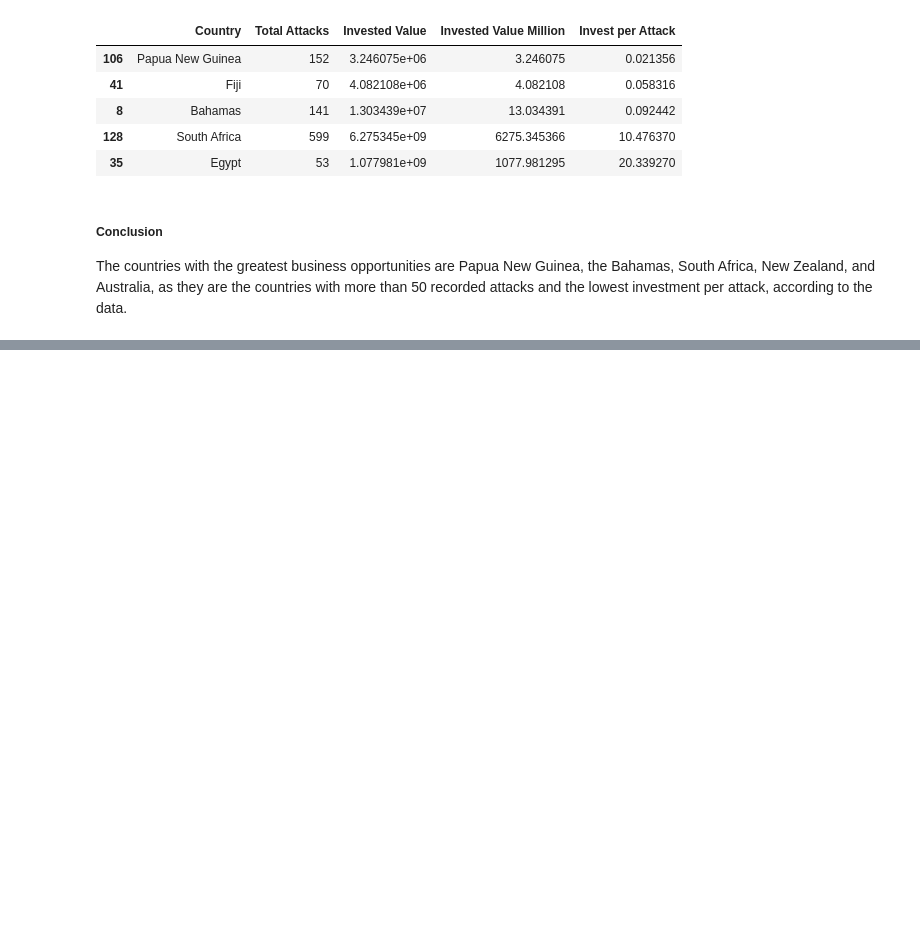
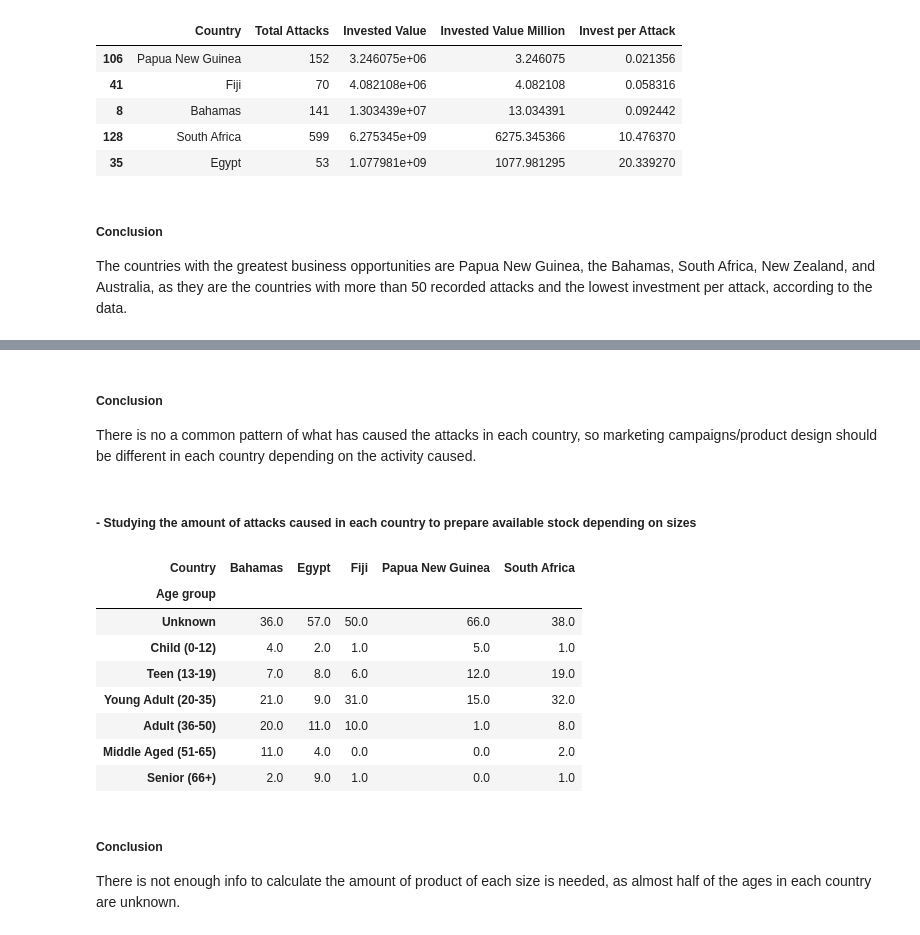
Before and after one commit to gcastellano3/shark_attack, a Jupyter notebook: shark_attack.ipynb, the cells around one changed output, grey strips where cells are left out. Cells and saved outputs as stored; diff of their text form; code cells hidden in the pictures; blank space fills up the shorter version.

```diff
--- a/shark_attack.ipynb
+++ b/shark_attack.ipynb
@@ -330,0 +365,48 @@ The countries with the greatest business opportunities are Papua New Guinea, the
+# %% [markdown]
+##### **Conclusion**
+There is no a common pattern of what has caused the attacks in each country, so marketing campaigns/product design should be different in each country depending on the activity caused.
+# %% [markdown]
+##### - Studying the amount of attacks caused in each country to prepare available stock depending on sizes
+# %%
+df['Age_cleaned'] = df['Age_cleaned'].fillna(0).astype('int64')
+
+df['Age group'] = pd.cut(
+    df['Age_cleaned'],
+    bins=[-1, 0, 12, 19, 35, 50, 65, 100],
+    labels=[
+        'Unknown',
+        'Child (0-12)',
+        'Teen (13-19)',
+        'Young Adult (20-35)',
+        'Adult (36-50)',
+        'Middle Aged (51-65)',
+        'Senior (66+)'
+    ]
+)
+
+# Defining the pivot table comparing Age groups and Countries
+age_attack_country = df.pivot_table(
+    index='Age group',
+    columns='Country',
+    values='Attack Count',
+    aggfunc='sum',
+    fill_value=0
+)
+
+# Converting to percentages within each country
+age_attack_country = age_attack_country.div(age_attack_country.sum(axis=0), axis=1).round(2) * 100
+
+age_attack_country
+# %% [output]
+| Country | Bahamas | Egypt | Fiji | Papua New Guinea | South Africa |
+| Age group |  |  |  |  |  |
+| Unknown | 36.0 | 57.0 | 50.0 | 66.0 | 38.0 |
+| Child (0-12) | 4.0 | 2.0 | 1.0 | 5.0 | 1.0 |
+| Teen (13-19) | 7.0 | 8.0 | 6.0 | 12.0 | 19.0 |
+| Young Adult (20-35) | 21.0 | 9.0 | 31.0 | 15.0 | 32.0 |
+| Adult (36-50) | 20.0 | 11.0 | 10.0 | 1.0 | 8.0 |
+| Middle Aged (51-65) | 11.0 | 4.0 | 0.0 | 0.0 | 2.0 |
+| Senior (66+) | 2.0 | 9.0 | 1.0 | 0.0 | 1.0 |
+# %% [markdown]
+##### **Conclusion**
+There is not enough info to calculate the amount of product of each size is needed, as almost half of the ages in each country are unknown.
```
Also changed, not shown: parts of 3 cells of this notebook.
